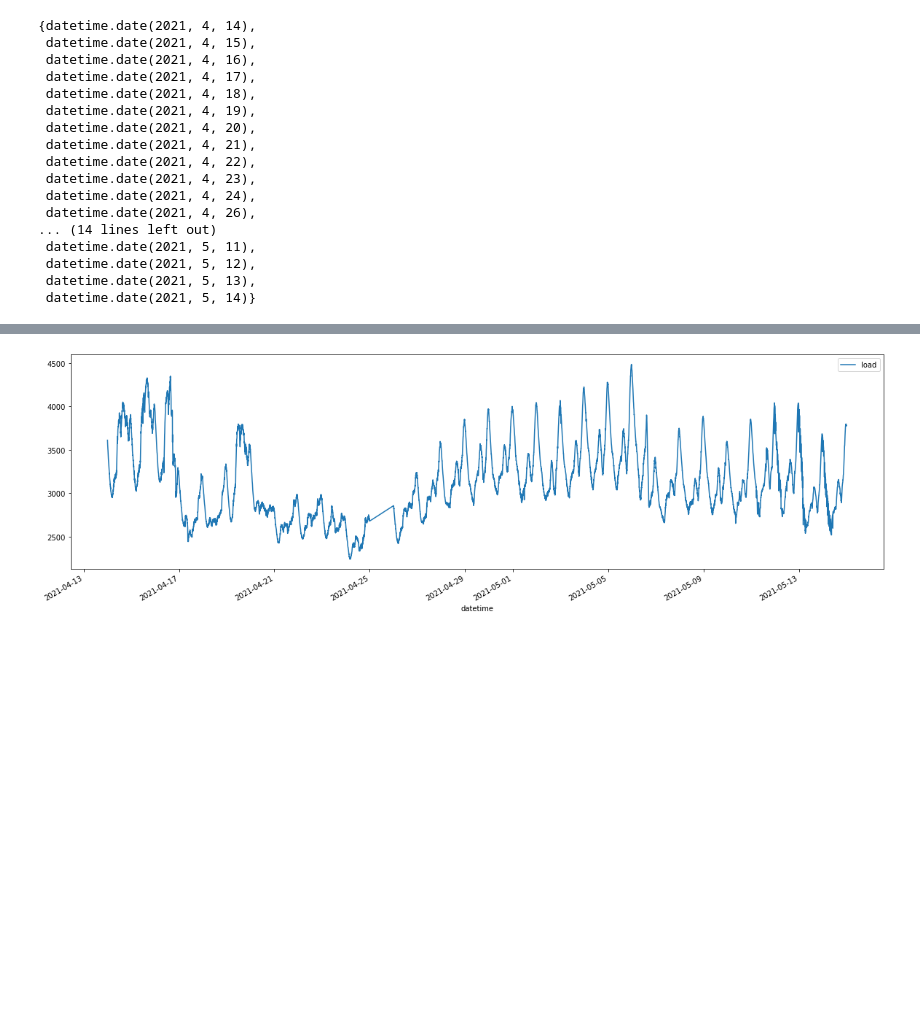
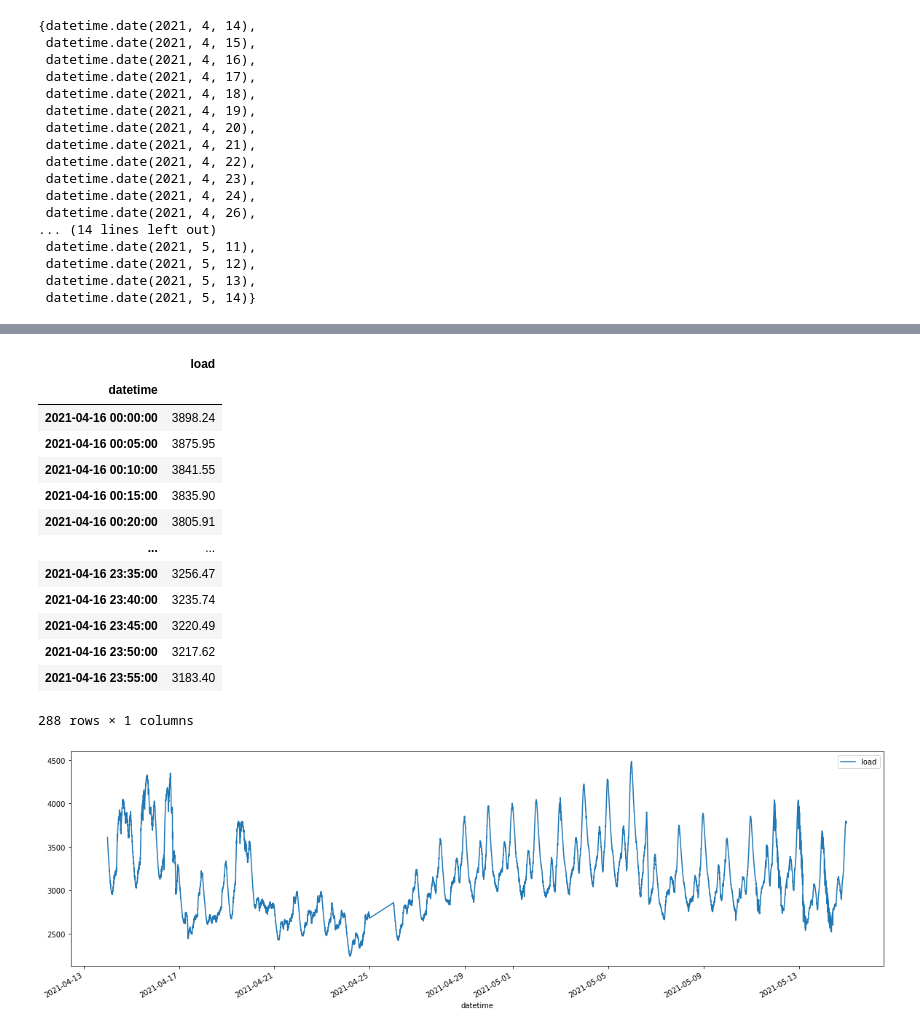
Before and after one commit to aks05/Load_forecasting-using-Ann-Models, a Jupyter notebook: LSTM.ipynb, the cells around one changed output, grey strips where cells are left out. Cells and saved outputs as stored; diff of their text form; code cells hidden in the pictures; blank space fills up the shorter version.

```diff
--- a/LSTM.ipynb
+++ b/LSTM.ipynb
@@ -163 +192,18 @@ set(data.index.date)
+# %%
+data['2021-04-16']
+# %% [output]
+|  | load |
+| datetime |  |
+| 2021-04-16 00:00:00 | 3898.24 |
+| 2021-04-16 00:05:00 | 3875.95 |
+| 2021-04-16 00:10:00 | 3841.55 |
+| 2021-04-16 00:15:00 | 3835.90 |
+| 2021-04-16 00:20:00 | 3805.91 |
+| ... | ... |
+| 2021-04-16 23:35:00 | 3256.47 |
+| 2021-04-16 23:40:00 | 3235.74 |
+| 2021-04-16 23:45:00 | 3220.49 |
+| 2021-04-16 23:50:00 | 3217.62 |
+| 2021-04-16 23:55:00 | 3183.40 |
+288 rows × 1 columns
 # %%
```
Also changed, not shown: parts of 16 cells of this notebook, 7 other files.
